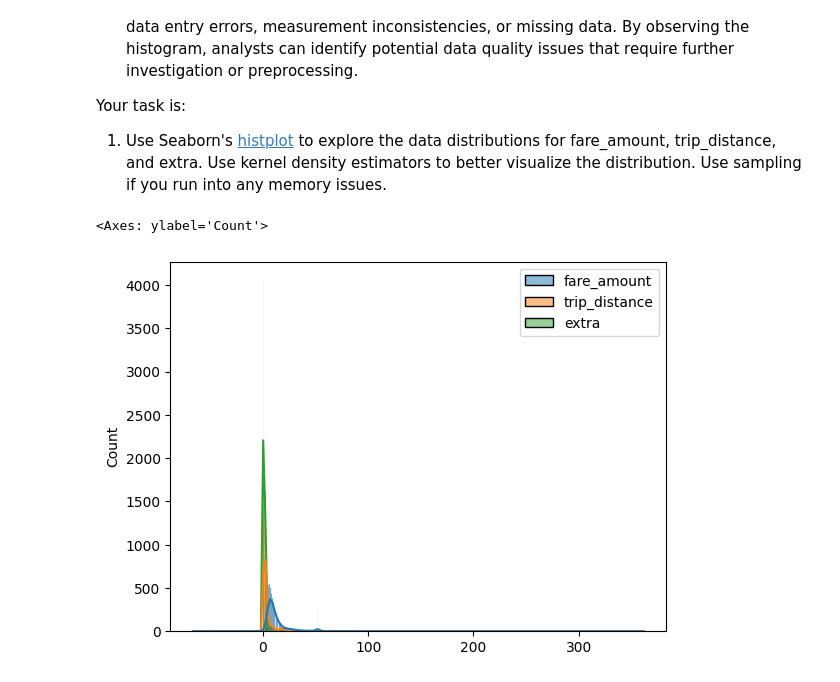
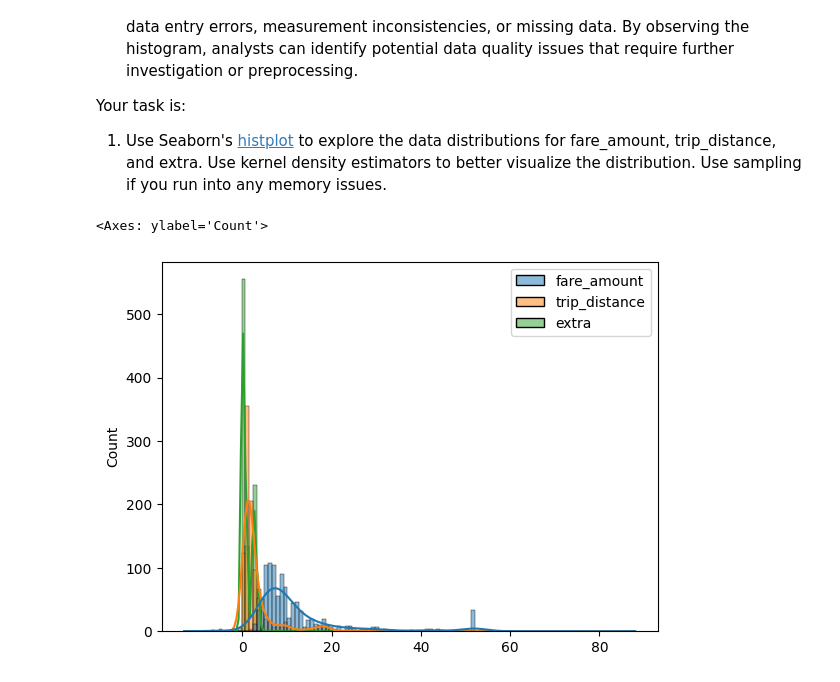
Before and after one commit to sranga/CleaningData, a Jupyter notebook: Student_MLE_MiniProject_EDA.ipynb, the cells around one changed output. Saved outputs shown, nothing was run; the diff lists cells and outputs as text; code cells hidden in the pictures.

```diff
--- a/Student_MLE_MiniProject_EDA.ipynb
+++ b/Student_MLE_MiniProject_EDA.ipynb
@@ -308,7 +306,7 @@ Your task is:
 # %%
 # Explore data distributions for 'fare_amount', 'trip_distance' and 'extra' using Seaborn's histplot. Sample the data if you run into memory issues.
 
-sns.histplot(data=taxi_clean_df[['fare_amount', 'trip_distance', 'extra']].sample(n=10000), kde=True)
+sns.histplot(data=taxi_clean_df[['fare_amount', 'trip_distance', 'extra']].sample(n=1000), kde=True)
 # %% [output]
 <Axes: ylabel='Count'>
-[figure, old version]
+[figure, new version]
```
Also changed, not shown: parts of 1 cell of this notebook.
